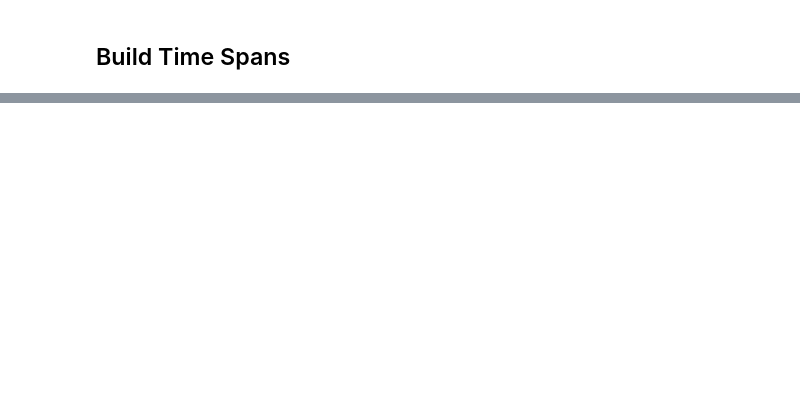
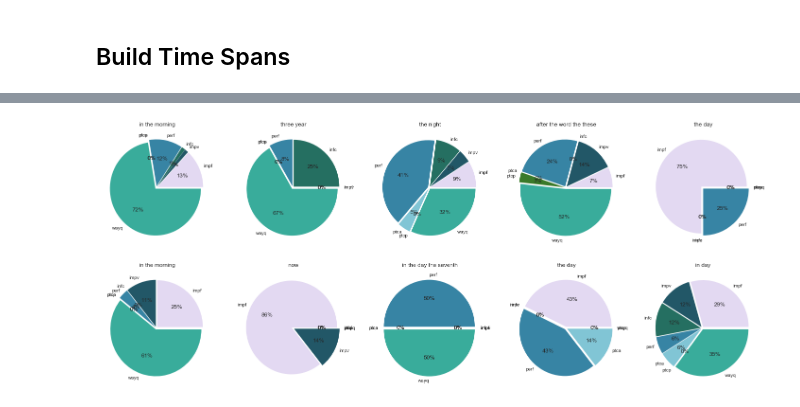
Before and after one commit to codykingham/tfNotebooks, a Jupyter notebook: timeSpans/Time_Spans.ipynb, the cells around one changed output, grey strips where cells are left out. Drawn from its saved outputs; the diff is of its cells as text; code cells hidden in the pictures; blank space fills up the shorter version.

```diff
--- a/timeSpans/Time_Spans.ipynb
+++ b/timeSpans/Time_Spans.ipynb
@@ -215,4 +256,4 @@ def buildTimeSpans(corpus_clauses):
 # %%
 corpus = 'Genesis'
 corpus_clauses = getCorpusClauses(corpus)
-time_spans = buildTimeSpans(corpus_clauses)
+spans = buildTimeSpans(corpus_clauses)
@@ -297,0 +601,58 @@ with open('{}_timespans.html'.format(corpus), 'w') as htmlfile:
+# %%
+def getPercent(amount, total):
+    '''
+    Return a simple percentage rounded to nearest 2.
+    '''
+    return round((amount/total)*100,2)
+# %%
+# get all verb tenses for labels
+all_tenses = sorted(set(tense for marker in top_ten
+                           for tense in top_ten[marker]
+                               if tense != 'total'))
+
+# separator value for pie chart
+explode = (list(0.03 for i in
+                    range(len(all_tenses))
+                        ))
+
+# hex codes for pie chart
+colors = ('#e3d9f2','#225767',
+          '#256f61','#3784a4',
+          '#81c5d5','#3a7a29',
+          '#39ac9b')
+
+# rows / columns of subplot
+nrows, ncols = 2, 5
+
+fig = plt.figure() # initialize plt fig
+
+# create the subplot pie charts for each of the 10 top markers
+# enumerate to assign chart location in the subplot
+for i, marker in enumerate(top_ten):
+
+    i += 1 # subplot grid location
+    data = top_ten[marker] # get verb data
+
+    # fill in any missing tenses
+    tense_percentages = list()
+    for tense in all_tenses:
+        tense_total = data.get(tense, 0) # return 0 if not present
+        tense_percent = getPercent(tense_total, data['total']) \
+                            if tense_total != 0 else 0 # avoid zero error on percentage calc.
+        tense_percentages.append(tense_percent)
+
+    # build subplots
+    fig.add_subplot(nrows, ncols, i)
+
+    # set dimensions
+    fig.set_figheight(10)
+    fig.set_figwidth(25)
+
+    plt.pie(tense_percentages,
+            colors=colors,
+            explode=explode, # separate slices
+            labels=all_tenses,
+            autopct='%.0f%%')
+    plt.title(marker.split(',')[1]) # title with English gloss
+# %% [output]
+[figure, added]
```
Also changed, not shown: parts of 41 cells of this notebook.
